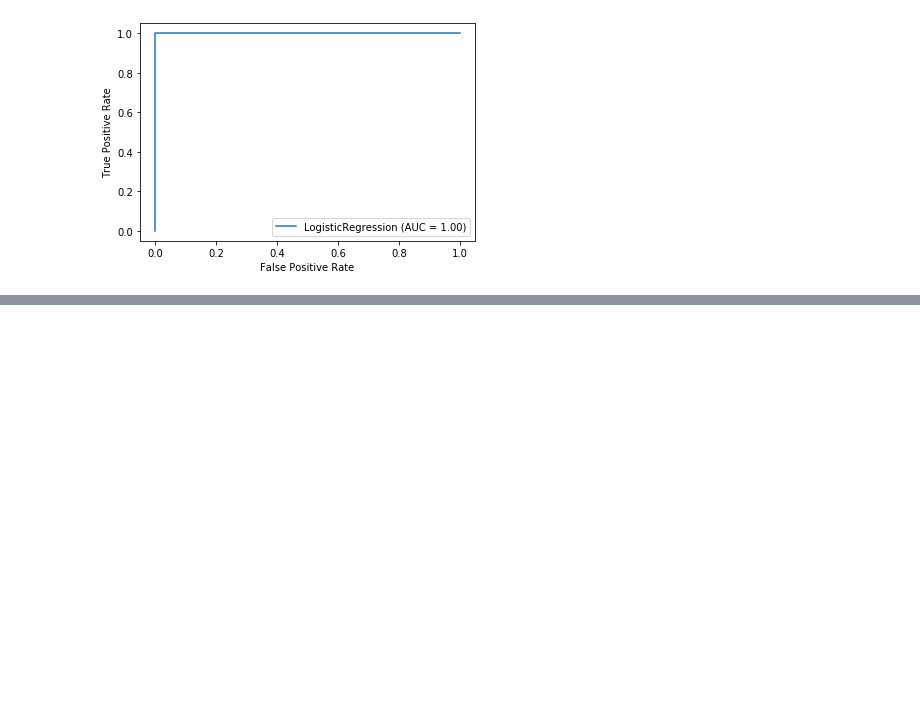
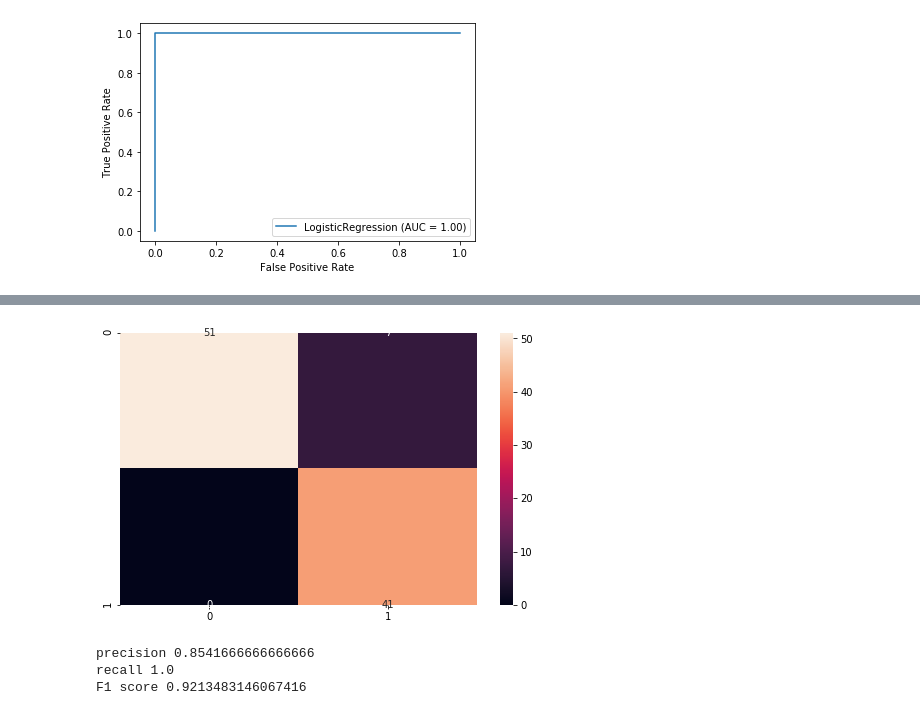
Before and after one commit to CSCI-6502-Big-Data-Analytics/Fraud-Detection-Model, a Jupyter notebook: analysis-and-training.ipynb, the cells around one changed output, grey strips where cells are left out. Saved outputs shown, nothing was run; the diff lists cells and outputs as text; code cells hidden in the pictures; blank space fills up the shorter version.

```diff
--- a/analysis-and-training.ipynb
+++ b/analysis-and-training.ipynb
@@ -486,0 +491,25 @@ plt.show()
+# %%
+from sklearn.ensemble import RandomForestClassifier
+
+X_train_balanced, X_test_balanced, y_train_balanced, y_test_balanced = \
+                                            train_test_split(train_df_balanced.drop(['V21','Class'],axis=1),
+                                            train_df_balanced['Class'],
+                                            test_size=0.10,
+                                            random_state=2309)
+
+from sklearn import preprocessing
+
+X_without_time = X_train_balanced.drop('Time',axis=1).values
+scaler = preprocessing.StandardScaler().fit(X_without_time)
+X_without_time = scaler.transform(X_without_time)
+X_time_only = np.expand_dims(X_train_balanced['Time'].values, axis=1)
+
+X_train_scaled = np.concatenate([X_time_only,X_without_time],axis=1)
+
+random_forest_balanced = RandomForestClassifier()
+random_forest_balanced.fit(X_train_scaled,y_train_balanced)
+
+predictions_balanced = random_forest_balanced.predict(X_test_balanced)
+
+from sklearn.metrics import classification_report
+print(classification_report(y_test_balanced,predictions_balanced))
@@ -486,0 +525,27 @@ plt.show()
+# %%
+from sklearn.metrics import confusion_matrix
+
+conf_matrix=confusion_matrix(y_test_balanced,predictions_balanced)
+conf_matrix_df=pd.DataFrame(data=conf_matrix,columns=['Predicted:0','Predicted:1'],index=['Actual:0','Actual:1'])
+plt.figure(figsize = (8,5))
+sns.heatmap(conf_matrix, annot=True,fmt='d');
+# %% [output]
+[figure, added]
+# %%
+TN=conf_matrix[0,0]
+TP=conf_matrix[1,1]
+FN=conf_matrix[1,0]
+FP=conf_matrix[0,1]
+
+precision = TP/float(TP+FP)
+recall=TP/float(TP+FN)
+TNR=TN/float(TN+FP)
+f1_score = 2*precision*recall/(precision+recall)
+
+print("precision", precision)
+print('recall', recall)
+print('F1 score', f1_score)
+# %% [output]
+precision 0.8541666666666666
+recall 1.0
+F1 score 0.9213483146067416
```
Also changed, not shown: parts of 13 cells of this notebook, 2 other files.
